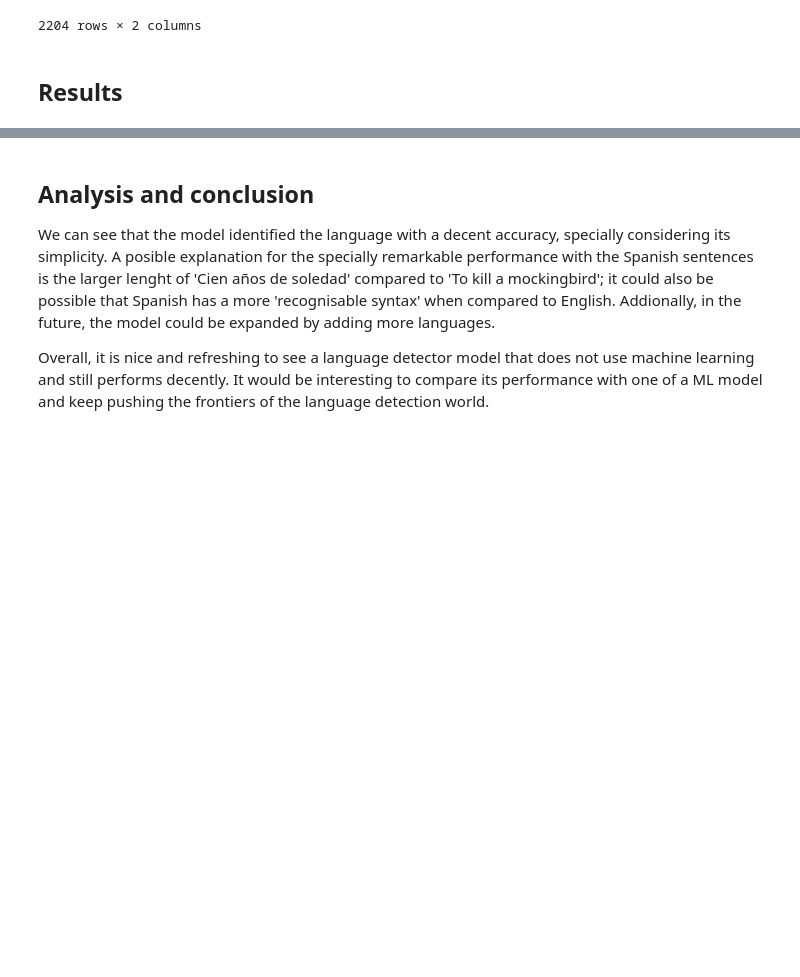
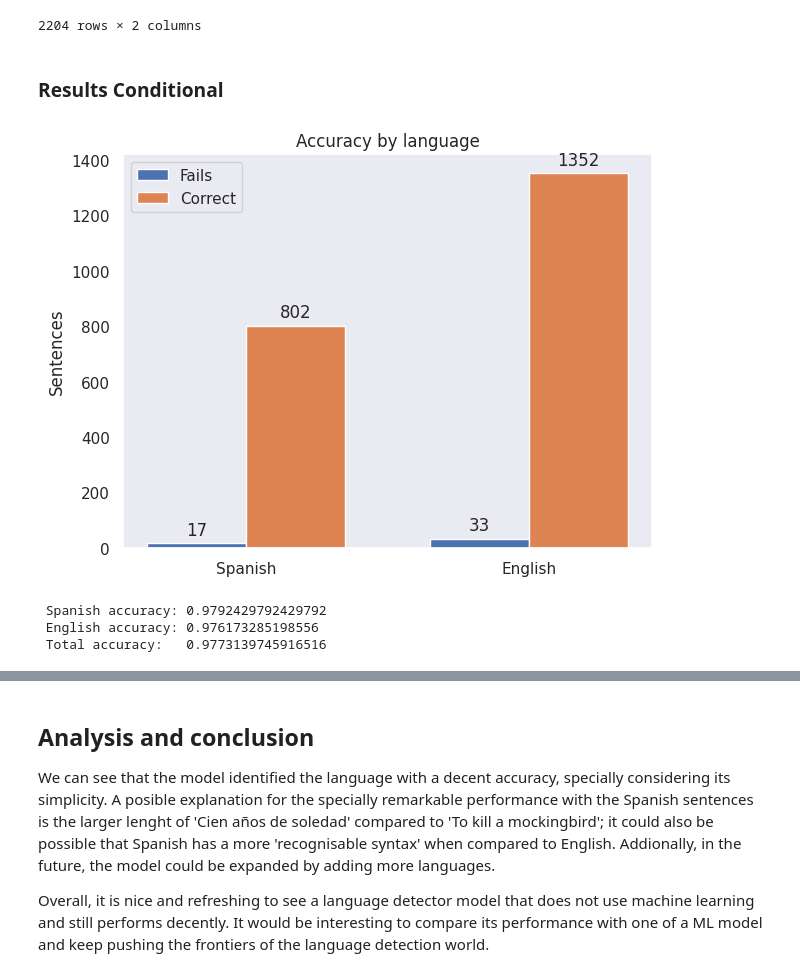
Before and after one commit to jrsalgadoASW/hw3_language_model_joint_conditional, a Jupyter notebook: model_creation.ipynb, the cells around one changed output, grey strips where cells are left out. Drawn from its saved outputs; the diff is of its cells as text; code cells hidden in the pictures; blank space fills up the shorter version.

```diff
--- a/model_creation.ipynb
+++ b/model_creation.ipynb
@@ -225,4 +244,38 @@ for i in range(0,2204):
     else:
         FailsEN +=1
 # %% [markdown]
-## Results
+### Results Conditional
+# %%
+labels = ['Spanish', 'English']
+men_means = [FailsES, FailsEN]
+women_means = [CorrectES, CorrectEN]
+
+x = np.arange(len(labels))  # the label locations
+width = 0.35  # the width of the bars
+
+fig, ax = plt.subplots()
+ax.grid(False)
+rects1 = ax.bar(x - width/2, men_means, width, label='Fails')
+rects2 = ax.bar(x + width/2, women_means, width, label='Correct')
+
+# Add some text for labels, title and custom x-axis tick labels, etc.
+ax.set_ylabel('Sentences')
+ax.set_title('Accuracy by language')
+ax.set_xticks(x, labels)
+ax.legend()
+
+ax.bar_label(rects1, padding=3)
+ax.bar_label(rects2, padding=3)
+
+fig.tight_layout()
+
+plt.show()
+
+print(" Spanish accuracy:", CorrectES/(CorrectES+FailsES),
+      "\n English accuracy:", CorrectEN/(CorrectEN+FailsEN),
+      "\n Total accuracy:  ", (CorrectEN+CorrectES)/(CorrectES+CorrectEN+FailsEN+FailsES))
+# %% [output]
+[figure, added]
+ Spanish accuracy: 0.9792429792429792
+ English accuracy: 0.976173285198556
+ Total accuracy:   0.9773139745916516
```
Also changed, not shown: parts of 18 cells of this notebook.
